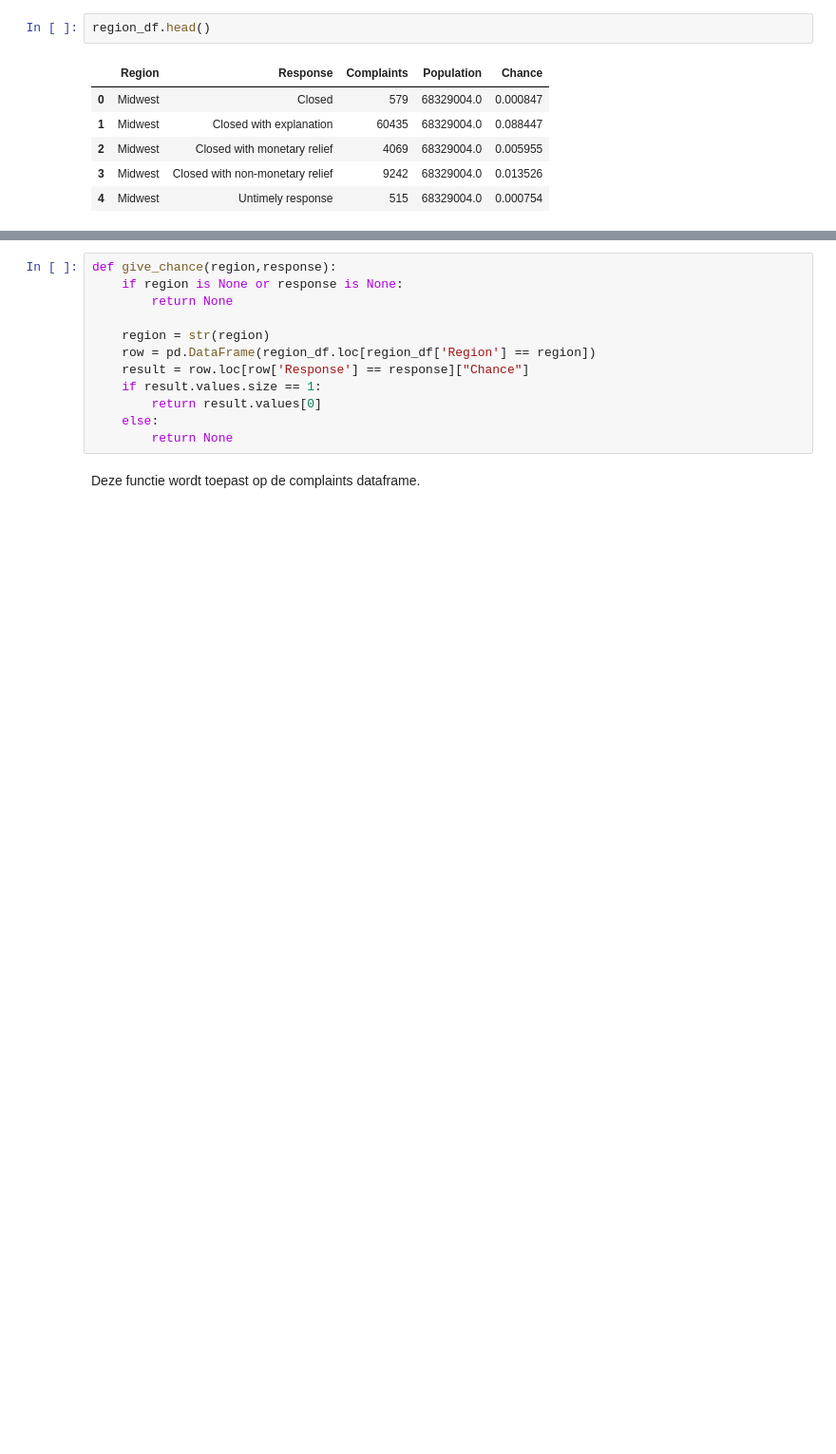
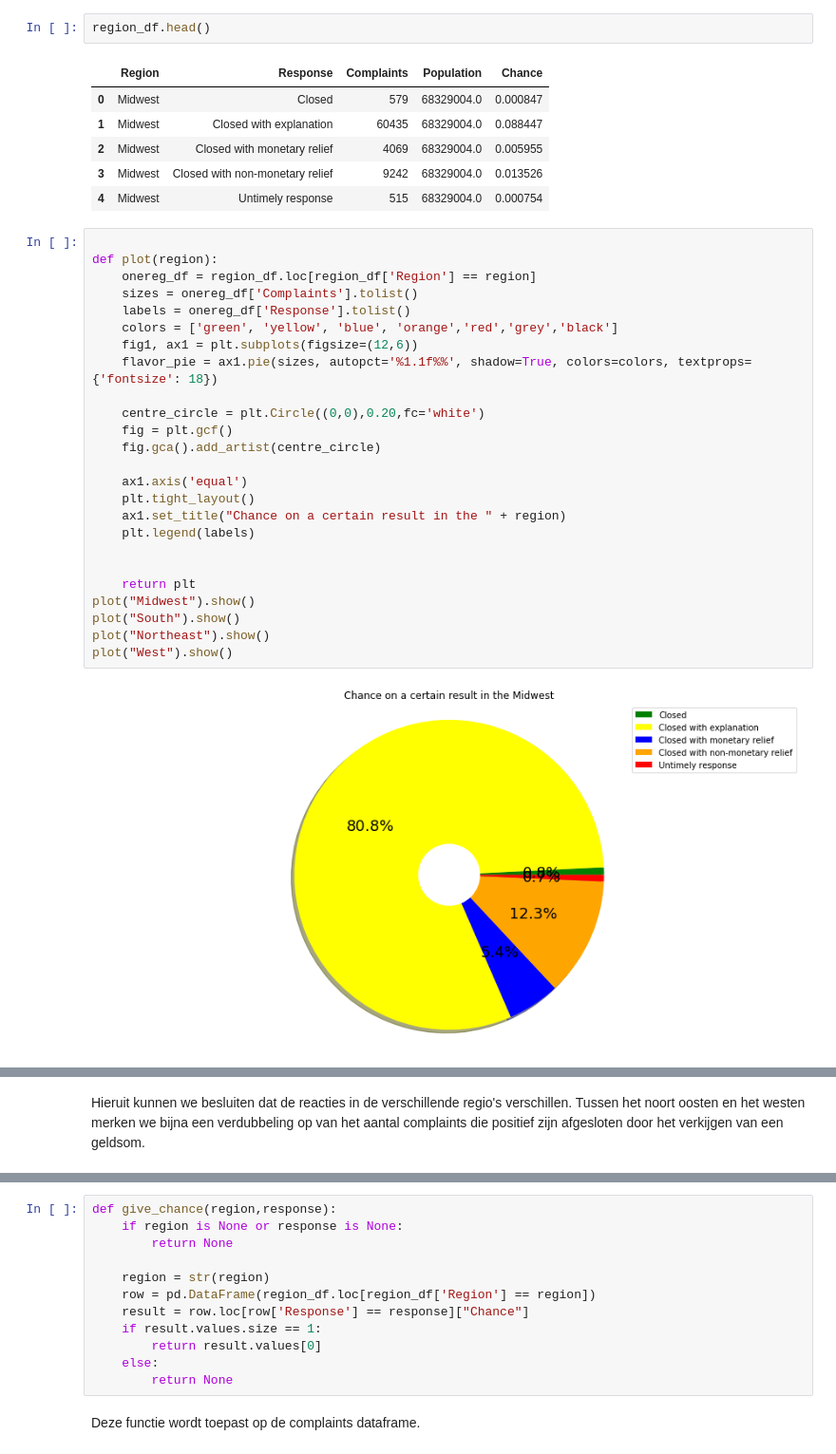
Before and after one commit to WouterStemgee/applied-machine-learning-consumer-complaints-database, a Jupyter notebook: sprint3/sprint3_Lucas.ipynb, the cells around one changed output, grey strips where cells are left out. Shown at 95% size. Drawn from its saved outputs; the diff is of its cells as text; blank space fills up the shorter version.

Commit message:
Toevoegen van visualisatie

```diff
--- a/sprint3/sprint3_Lucas.ipynb
+++ b/sprint3/sprint3_Lucas.ipynb
@@ -106,3 +106,30 @@ region_df.head()
 | 2 | Midwest | Closed with monetary relief | 4069 | 68329004.0 | 0.005955 |
 | 3 | Midwest | Closed with non-monetary relief | 9242 | 68329004.0 | 0.013526 |
 | 4 | Midwest | Untimely response | 515 | 68329004.0 | 0.000754 |
+# %%
+
+def plot(region):
+    onereg_df = region_df.loc[region_df['Region'] == region]
+    sizes = onereg_df['Complaints'].tolist()
+    labels = onereg_df['Response'].tolist()
+    colors = ['green', 'yellow', 'blue', 'orange','red','grey','black']
+    fig1, ax1 = plt.subplots(figsize=(12,6))
+    flavor_pie = ax1.pie(sizes, autopct='%1.1f%%', shadow=True, colors=colors, textprops={'fontsize': 18})
+
+    centre_circle = plt.Circle((0,0),0.20,fc='white')
+    fig = plt.gcf()
+    fig.gca().add_artist(centre_circle)
+
+    ax1.axis('equal')
+    plt.tight_layout()
+    ax1.set_title("Chance on a certain result in the " + region)
+    plt.legend(labels)
+
+
+    return plt
+plot("Midwest").show()
+plot("South").show()
+plot("Northeast").show()
+plot("West").show()
+# %% [output]
+[figure, added]
@@ -109 +139,3 @@ region_df.head()
+# %% [markdown]
+Hieruit kunnen we besluiten dat de reacties in de verschillende regio's verschillen. Tussen het noort oosten en het westen merken we bijna een verdubbeling op van het aantal complaints die positief zijn afgesloten door het verkijgen van een geldsom.
 # %% [markdown]
```
Also changed, not shown: parts of 2 cells of this notebook.
